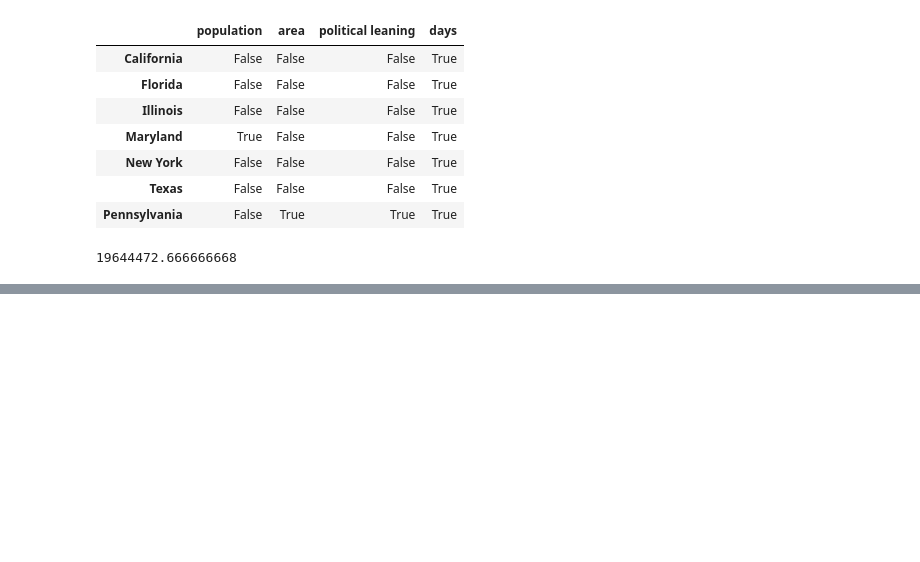
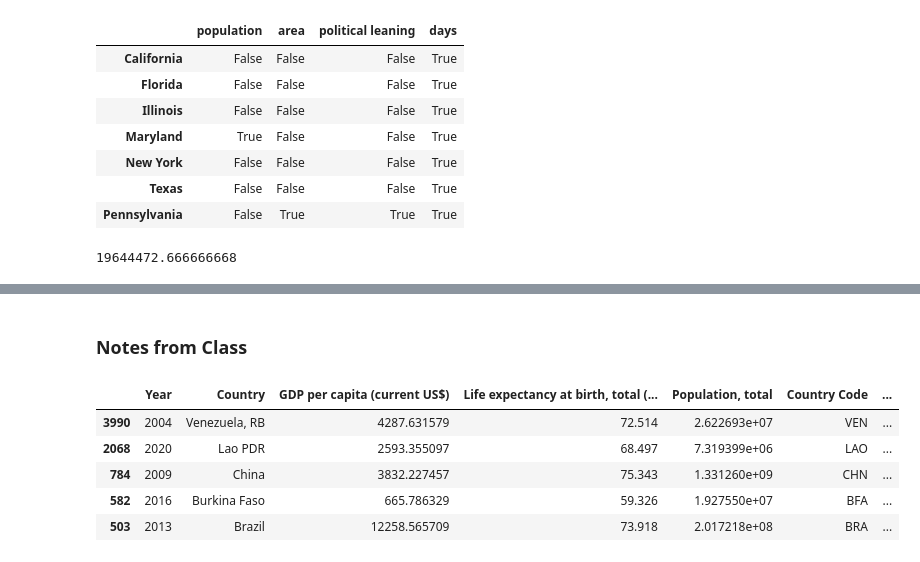
Before and after one commit to tsnow2010/DATA601, a Jupyter notebook: DATA601_Notes/DATA601_Week_7_Notes.ipynb, the cells around one changed output, grey strips where cells are left out. Drawn from its saved outputs; the diff is of its cells as text; code cells hidden in the pictures; blank space fills up the shorter version.

```diff
--- a/DATA601_Notes/DATA601_Week_7_Notes.ipynb
+++ b/DATA601_Notes/DATA601_Week_7_Notes.ipynb
@@ -379 +512,19 @@ dates_df.apply(lambda x: x.max() - x.min())
 dtype: int64
+# %% [markdown]
+### Notes from Class
+# %%
+import pandas as pd
+import plotly.express as px
+
+pd.set_option("display.max_rows", None)
+
+df = pd.read_csv("https://raw.githubusercontent.com/wcj365/python-stats-dataviz/refs/heads/master/fall2024/data/World_Development_Indicators_(WDI).csv")
+# %%
+df.sample(5)
+# %% [output]
+|  | Year | Country | GDP per capita (current US$) | Life expectancy at birth, total (... | Population, total | Country Code | ... |
+| 3990 | 2004 | Venezuela, RB | 4287.631579 | 72.514 | 2.622693e+07 | VEN | ... |
+| 2068 | 2020 | Lao PDR | 2593.355097 | 68.497 | 7.319399e+06 | LAO | ... |
+| 784 | 2009 | China | 3832.227457 | 75.343 | 1.331260e+09 | CHN | ... |
+| 582 | 2016 | Burkina Faso | 665.786329 | 59.326 | 1.927550e+07 | BFA | ... |
+| 503 | 2013 | Brazil | 12258.565709 | 73.918 | 2.017218e+08 | BRA | ... |
```
Also changed, not shown: parts of 35 cells of this notebook.
